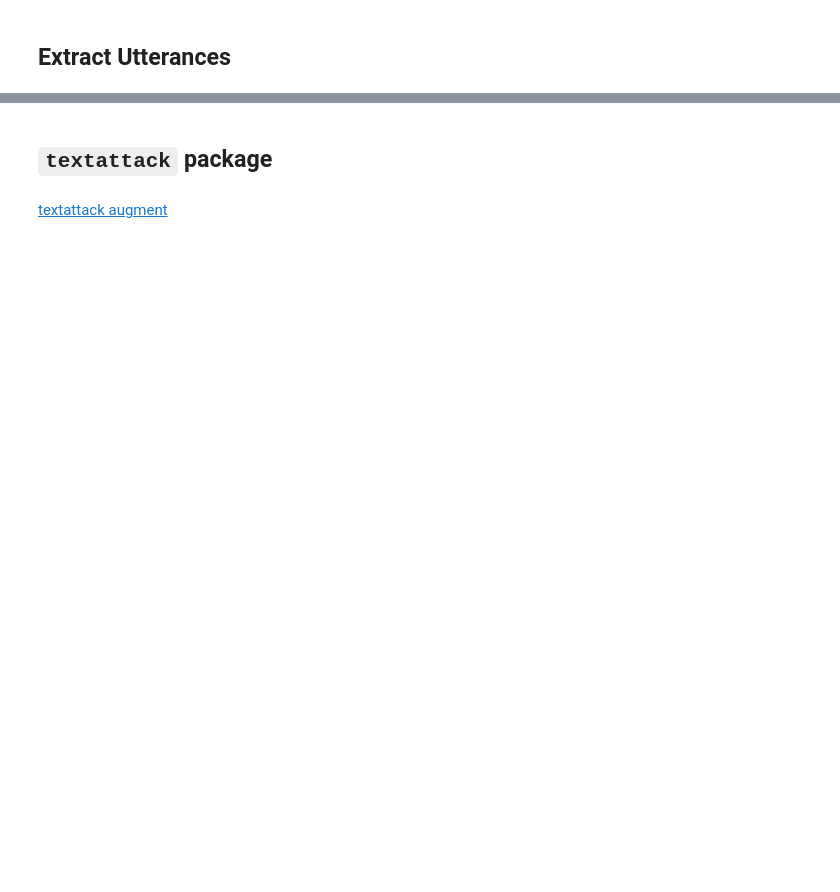
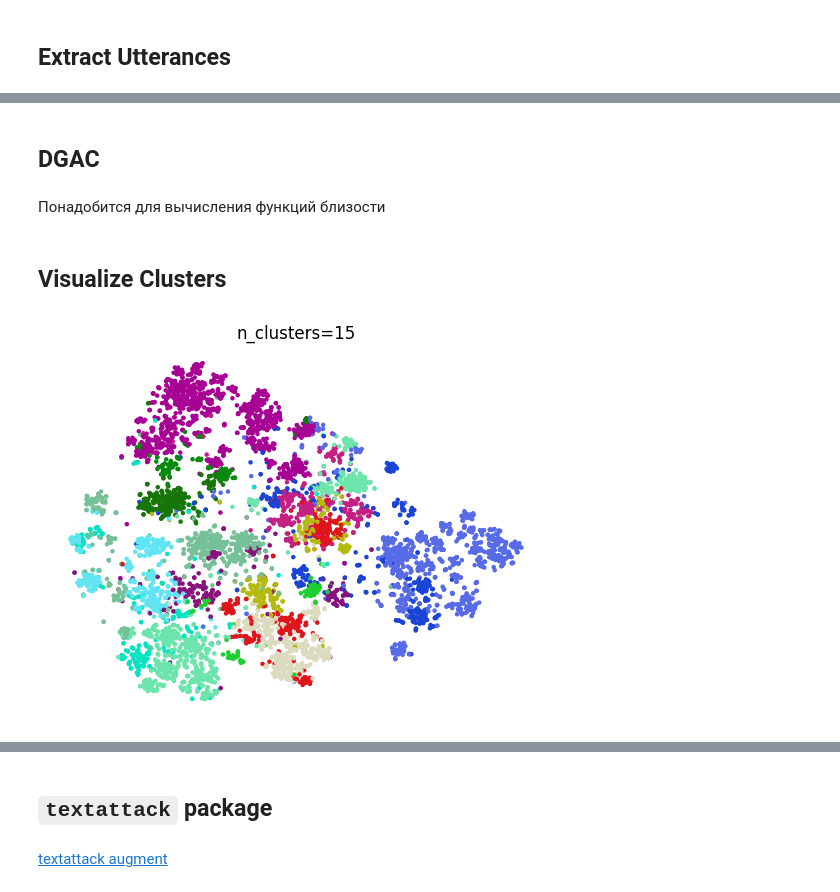
Before and after one commit to voorhs/dialogue-augmentation, a Jupyter notebook: testbed.ipynb, the cells around one changed output, grey strips where cells are left out. Cells and saved outputs as stored; diff of their text form; code cells hidden in the pictures; blank space fills up the shorter version.

Commit message:
implemented base augs and similarity functions

```diff
--- a/testbed.ipynb
+++ b/testbed.ipynb
@@ -72,0 +61,4 @@ json.dump(rle, open('rle_utterances.json', 'w'))
+# %% [markdown]
+## DGAC
+# %% [markdown]
+Понадобится для вычисления функций близости
@@ -72,0 +70,35 @@ json.dump(rle, open('rle_utterances.json', 'w'))
+# %% [markdown]
+## Visualize Clusters
+# %%
+from sklearn.manifold import TSNE
+import matplotlib.pyplot as plt
+import pickle
+from dgac_clustering import Clusters
+import json
+import numpy as np
+
+
+clusterer: Clusters = pickle.load(open('clust-data/dgac_clusterer.pickle', 'rb'))
+X = np.load('clust-data/sentence_embeddings.npy')
+speaker = np.array(json.load(open('clust-data/speakers.json', 'r')))
+
+
+def show_clusters(is_user=True):
+    mask = (speaker == 1 - is_user)
+    # project
+    projected = TSNE().fit_transform(X[mask], clusterer.labels_user)
+
+    # define colors
+    n_clusters = len(np.unique(clusterer.labels_user))
+    hex_syms = [a for a in '0123456789abcdef']
+    base_colors = ['#' + ''.join(a for a in np.random.choice(hex_syms, size=6)) for _ in range(n_clusters)]
+    colors = [base_colors[i] for i in clusterer.labels_user]
+
+    # visualize
+    plt.scatter(projected[:, 0], projected[:, 1], color=colors, s=5)
+    plt.axis('off')
+    plt.title(f'{n_clusters=}')
+# %%
+show_clusters()
+# %% [output]
+[figure, added]
```
Also changed, not shown: parts of 29 cells of this notebook, 8 other files.
